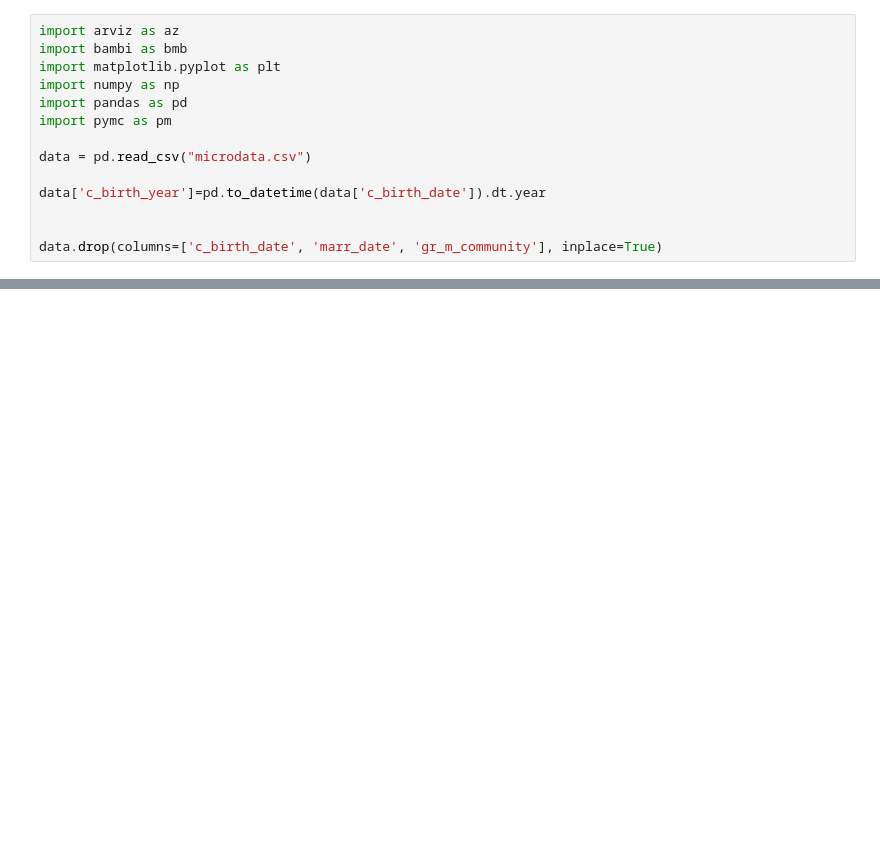
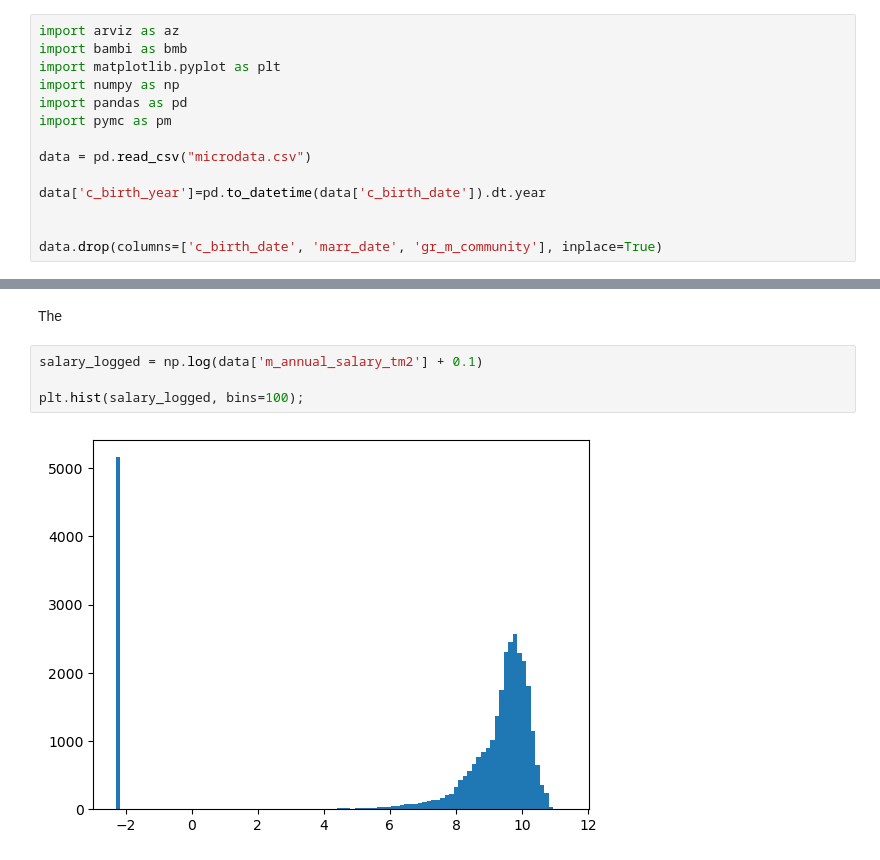
Before and after one commit to johnnymosby/municipalitiesDistances, a Jupyter notebook: bayesianAnalysis/Python/model_with_bambi.ipynb, the cells around one changed output, grey strips where cells are left out. Saved outputs shown, nothing was run; the diff lists cells and outputs as text; blank space fills up the shorter version.

```diff
--- a/bayesianAnalysis/Python/model_with_bambi.ipynb
+++ b/bayesianAnalysis/Python/model_with_bambi.ipynb
@@ -37,0 +116,8 @@ IndexError: tuple index out of range
+# %% [markdown]
+The
+# %%
+salary_logged = np.log(data['m_annual_salary_tm2'] + 0.1)
+
+plt.hist(salary_logged, bins=100);
+# %% [output]
+[figure, added]
```
Also changed, not shown: parts of 4 cells of this notebook, 2 other files.
